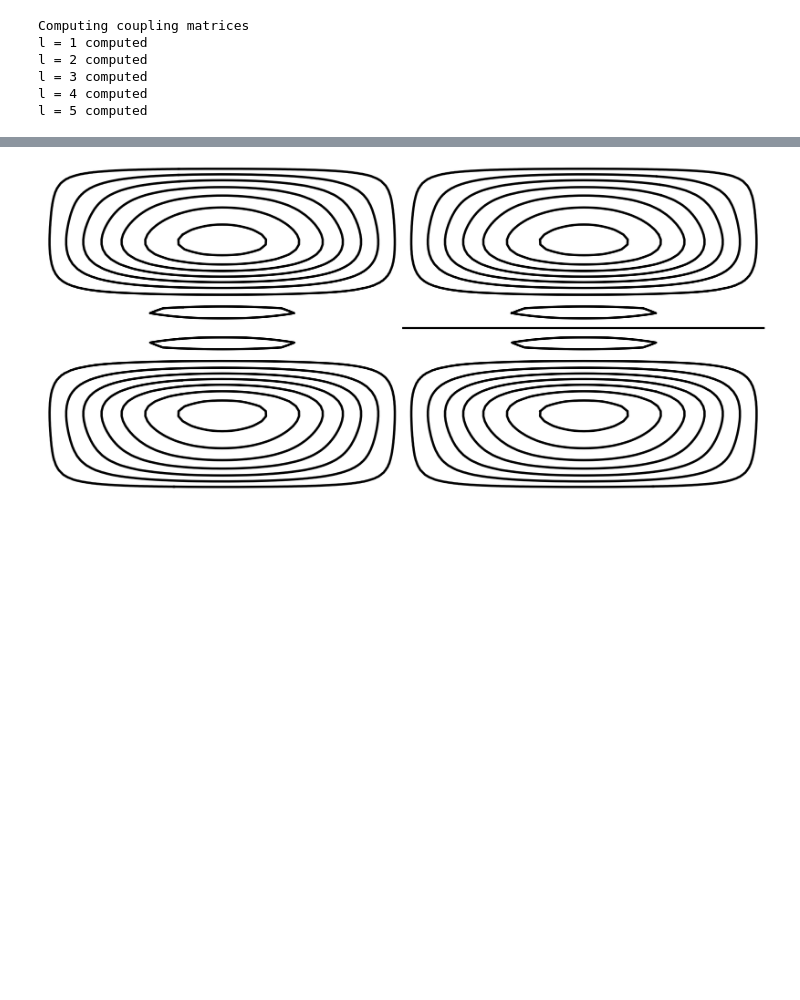
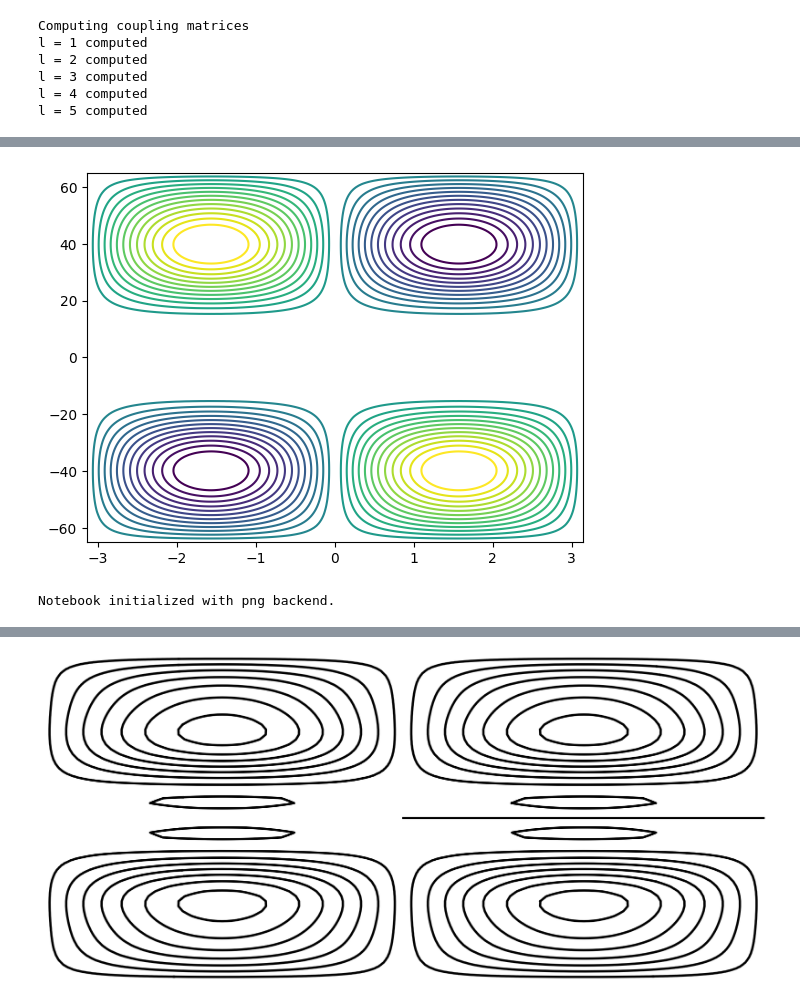
Before and after one commit to DavideRuzza/MiniMri, a Jupyter notebook: Gradient_coil/main_cylinder.ipynb, the cells around one changed output, grey strips where cells are left out. Saved outputs shown, nothing was run; the diff lists cells and outputs as text; code cells hidden in the pictures; blank space fills up the shorter version.

Commit message:
contour extraction and joining added

```diff
--- a/Gradient_coil/main_cylinder.ipynb
+++ b/Gradient_coil/main_cylinder.ipynb
@@ -171,0 +173,13 @@ Processing contour, value: 705.22743536387
+# %%
+numWires = 12
+levels = np.linspace(np.amin(s_func_int), np.amax(s_func_int), numWires*2 + 4)
+levels = levels[1:-1]
+# Wire should be laid along contours between the isolines, calculate midpoint between isolines
+midPointLevels = [(levels[i]+levels[i+1])/2 for i in range(np.size(levels)-1)]
+midPointLevels = np.array(midPointLevels)[np.abs(midPointLevels) >= 1e-1] #remove zeros, account for floating point error
+midPointLevels
+# plt.ioff()
+# plt.figure()
+contours = plt.contour(phi2D,z2D,s_func_int,levels = midPointLevels)
+# %% [output]
+[figure, added]
@@ -171,0 +254,4 @@ Processing contour, value: 705.22743536387
+# %%
+mlab.init_notebook('png')
+# %% [output]
+Notebook initialized with png backend.
```
Also changed, not shown: parts of 12 cells of this notebook, 2 other files.
